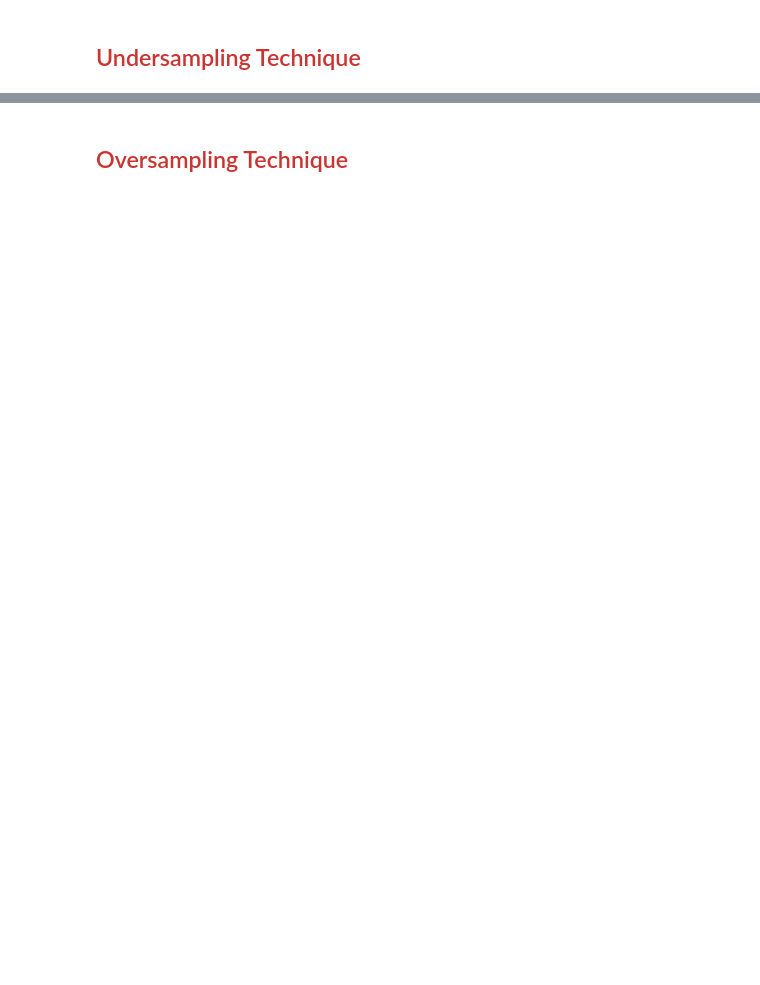
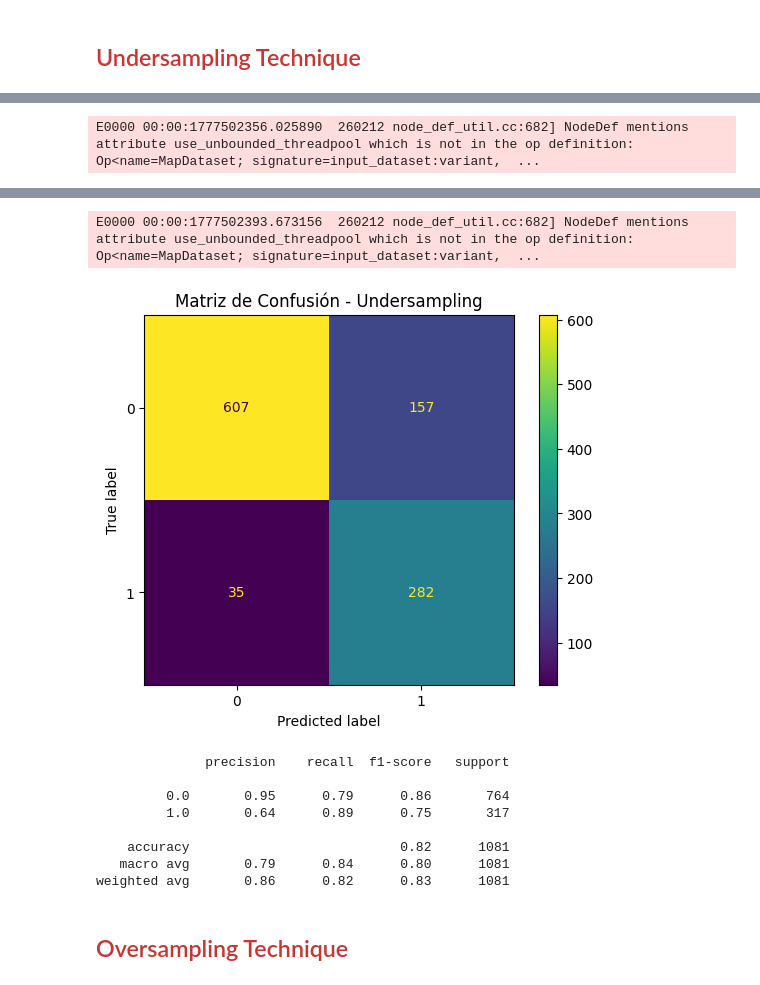
Before and after one commit to ignaciogh33/Neuro, a Jupyter notebook: p3/Neuro_P3_enunciado_2025_2026.ipynb, the cells around one changed output, grey strips where cells are left out. Cells and saved outputs as stored; diff of their text form; code cells hidden in the pictures; blank space fills up the shorter version.

```diff
--- a/p3/Neuro_P3_enunciado_2025_2026.ipynb
+++ b/p3/Neuro_P3_enunciado_2025_2026.ipynb
@@ -491,21 +495,25 @@ Requirement already satisfied: markdown-it-py>=2.2.0 in /home/marco/Documents/Ne
 Requirement already satisfied: pygments<3.0.0,>=2.13.0 in /home/marco/Documents/Neuro/.venv/lib/python3.12/site-packages (from rich->keras->keras-tuner) (2.20.0)
 Requirement already satisfied: mdurl~=0.1 in /home/marco/Documents/Neuro/.venv/lib/python3.12/site-packages (from markdown-it-py>=2.2.0->rich->keras->keras-tuner) (0.1.2)
 # %%
+from keras.callbacks import EarlyStopping
 from keras_tuner import Objective
 from keras.layers import Input, Dense, Dropout
+
 
 def build_model(hp):
     nn = Sequential()
     nn.add(Input(shape=(x_size,)))
 
     # Optimizamos el número de neuronas de la primera capa
-    nn.add(Dense(hp.Int('units1', min_value=16, max_value=64, step=16), activation='relu'))
+    nn.add(Dense(hp.Int('units1', min_value=16,
+           max_value=64, step=16), activation='relu'))
 
     # Optimizamos también la tasa de Dropout
     nn.add(Dropout(hp.Float('dropout', min_value=0.1, max_value=0.5, step=0.1)))
 
     # Optimizamos las neuronas de la segunda capa oculta
-    nn.add(Dense(hp.Int('units2', min_value=8, max_value=32, step=8), activation='relu'))
+    nn.add(Dense(hp.Int('units2', min_value=8,
+           max_value=32, step=8), activation='relu'))
 
     # Capa de salida para clasificación binaria
     nn.add(Dense(1, activation='sigmoid'))
@@ -524,6 +532,7 @@ def build_model(hp):
                metrics=metrics)
     return nn
 
+
 # Optimizaremos priorizando el Área bajo la Curva Precision-Recall (PRC)
 # debido a que es una métrica ideal para problemas desbalanceados.
 tuner = RandomSearch(
@@ -539,10 +548,11 @@ tuner = RandomSearch(
 
 tuner.search_space_summary()
 
-from keras.callbacks import EarlyStopping
-stop_early = EarlyStopping(monitor='val_PRC', patience=10, mode='max', restore_best_weights=True)
+stop_early = EarlyStopping(
+    monitor='val_PRC', patience=10, mode='max', restore_best_weights=True)
 
-tuner.search(x_train, y_train, epochs=150, validation_data=(x_val, y_val), callbacks=[stop_early], verbose=0)
+tuner.search(x_train, y_train, epochs=150, validation_data=(
+    x_val, y_val), callbacks=[stop_early], verbose=0)
 # %% [output]
 Search space summary
 Default search space size: 4
@@ -617,7 +699,8 @@ from keras.callbacks import EarlyStopping
 # Construimos una red neuronal nueva utilizando la mejor configuración hiperparamétrica encontrada
 nn_us = tuner.hypermodel.build(best_hp)
 
-stop_early_us = EarlyStopping(monitor='val_PRC', patience=10, mode='max', restore_best_weights=True)
+stop_early_us = EarlyStopping(
+    monitor='val_PRC', patience=10, mode='max', restore_best_weights=True)
 
 # Entrenamos con los datos balanceados (x_train_us), pero validamos con los originales (x_val)
 history_us = nn_us.fit(x_train_us, y_train_us, epochs=150, verbose=0,
@@ -632,3 +715,5 @@ plt.title("Matriz de Confusión - Undersampling")
 plt.show()
 
 print(classification_report(y_val, y_pred_us))
+# %% [output]
+E0000 00:00:1777502356.025890  260212 node_def_util.cc:682] NodeDef mentions attribute use_unbounded_threadpool which is not in the op definition: Op<name=MapDataset; signature=input_dataset:variant,  ...
@@ -635,3 +721,13 @@ print(classification_report(y_val, y_pred_us))
+E0000 00:00:1777502393.673156  260212 node_def_util.cc:682] NodeDef mentions attribute use_unbounded_threadpool which is not in the op definition: Op<name=MapDataset; signature=input_dataset:variant,  ...
+[figure, added]
+              precision    recall  f1-score   support
+
+         0.0       0.95      0.79      0.86       764
+         1.0       0.64      0.89      0.75       317
+
+    accuracy                           0.82      1081
+   macro avg       0.79      0.84      0.80      1081
+weighted avg       0.86      0.82      0.83      1081
 # %% [markdown]
 ## <font color="#CA3532">Oversampling Technique</font>
 # %% [markdown]
```
Also changed, not shown: parts of 25 cells of this notebook, 32 other files.
